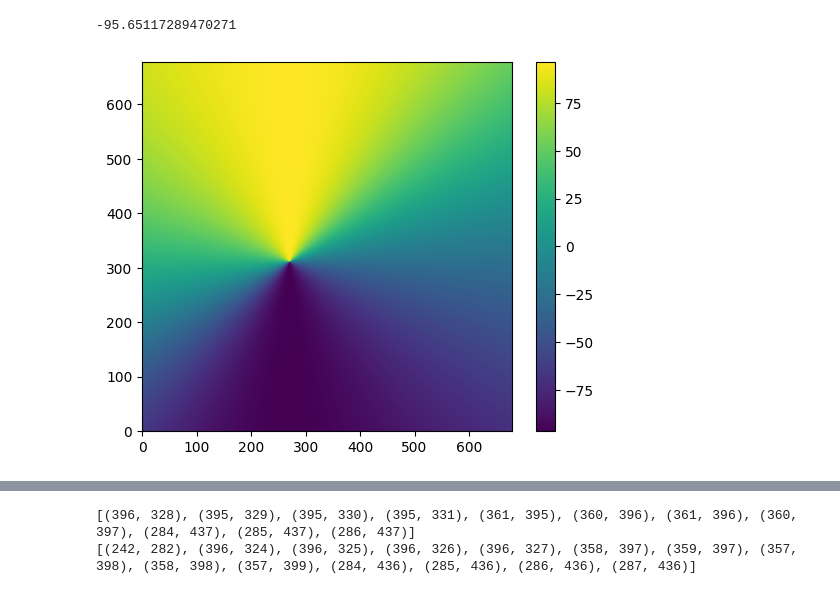
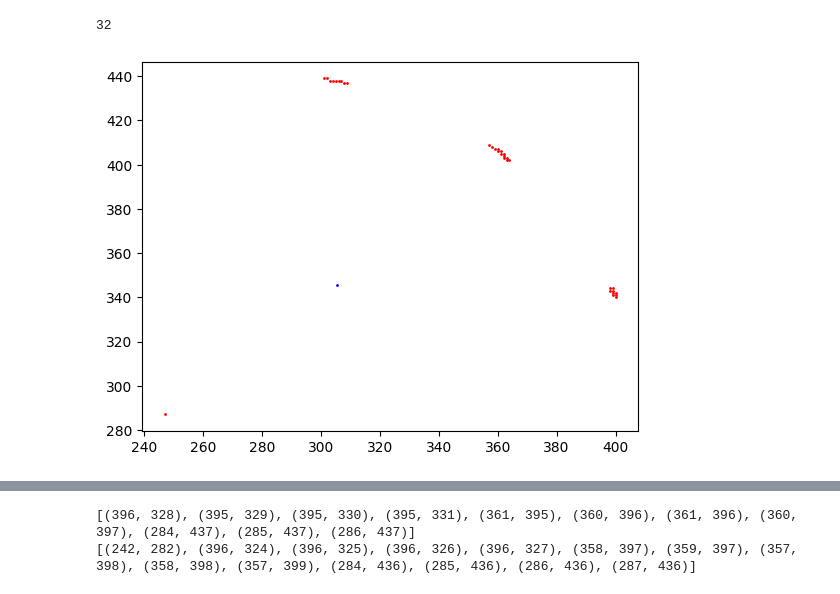
Before and after one commit to diceandcats/SURE-GW-lensing, a Jupyter notebook: Real stuffs/subpixel.ipynb, the cells around one changed output, grey strips where cells are left out. Cells and saved outputs as stored; diff of their text form; code cells hidden in the pictures.

```diff
--- a/Real stuffs/subpixel.ipynb
+++ b/Real stuffs/subpixel.ipynb
@@ -6,6 +7,6 @@ from math import ceil, floor
 # %%
 #checking the vaildity of the source plane map
-import copy
+
 import matplotlib.pyplot as plt
 %matplotlib inline
 
@@ -43,10 +44,3 @@ alpha_x, alpha_y = lensModel.alpha(x_flat, y_flat, kwargs_lens)
 
 alpha_x_2d = alpha_x.reshape(x_grid.shape) #(y,x)
 alpha_y_2d = alpha_y.reshape(x_grid.shape) #(y,x)
-plt.imshow(alpha_y_2d)
-plt.colorbar()
-plt.gca().invert_yaxis()
-print(alpha_y_2d[100,300])
-# %% [output]
--95.65117289470271
-[figure, removed]
@@ -52,0 +100,27 @@ print(alpha_y_2d[100,300])
+# %%
+# Assuming alpha_y_2d and alpha_x_2d are defined and 'size' is known
+coord = (305.5,345.4)
+coord_x_r, coord_y_r = coord[0] % 1, coord[1] % 1
+y_round, x_round = round(coord[1]), round(coord[0])
+
+# Pre-calculate possible matching rounded values for efficiency
+y_possible_rounds = {y_round, y_round - 1} if coord_y_r == 0.5 else {y_round}
+x_possible_rounds = {x_round, x_round - 1} if coord_x_r == 0.5 else {x_round}
+
+coordinates = []
+n = 0
+
+# Iterate over a pre-defined range, assuming alpha_y_2d and alpha_x_2d are indexed appropriately
+for i in range(size):
+    for j in range(size):
+        ycoord, xcoord = i - alpha_y_2d[i, j], j - alpha_x_2d[i, j]
+        if round(ycoord) in y_possible_rounds and round(xcoord) in x_possible_rounds:
+            coordinates.append((j, i))  # (x, y)
+            n += 1
+
+plt.scatter([i[0] for i in coordinates], [i[1] for i in coordinates], c='r', s=1)
+plt.scatter(coord[0], coord[1], c='b', s=1)
+print(n)
+# %% [output]
+32
+[figure, added]
```
Also changed, not shown: parts of 8 cells of this notebook.
